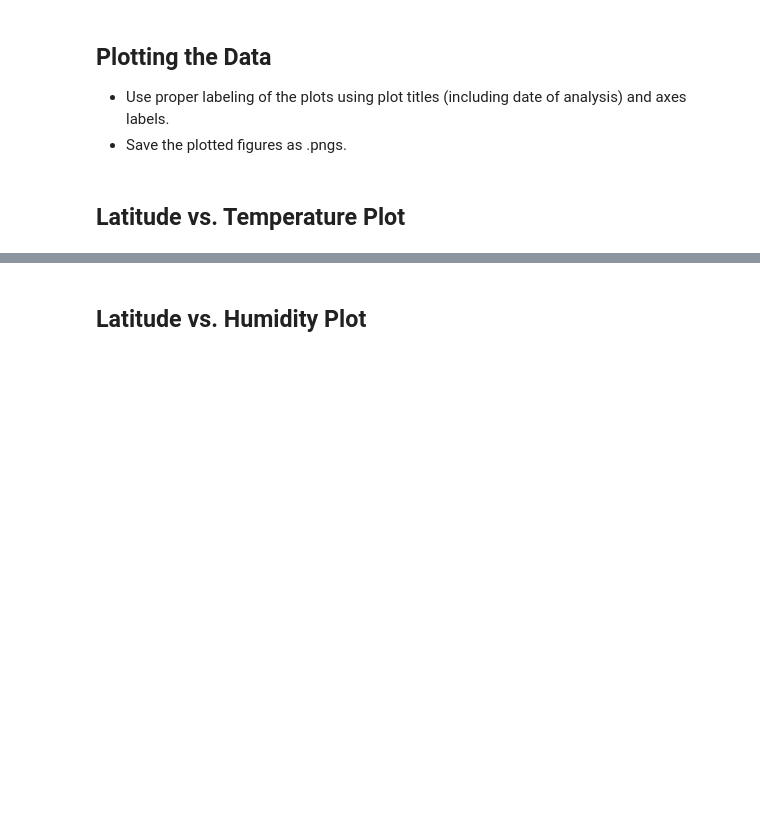
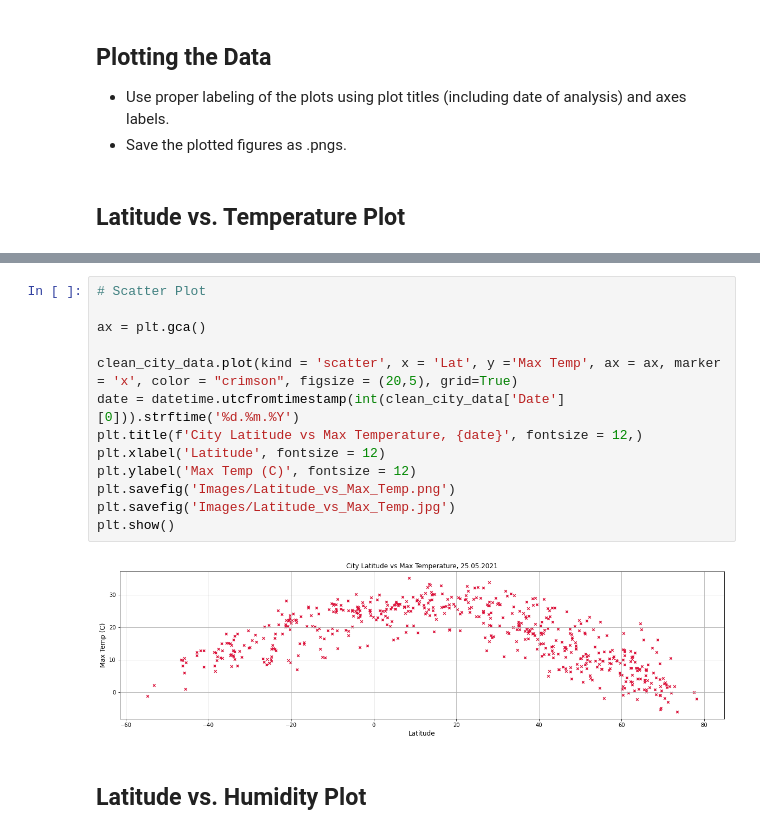
Before and after one commit to uldom/Python_API_Challenge, a Jupyter notebook: WeatherPy/WeatherPy.ipynb, the cells around one changed output, grey strips where cells are left out. Cells and saved outputs as stored; diff of their text form; blank space fills up the shorter version.

Commit message:
Latitude vs Max Temp

```diff
--- a/WeatherPy/WeatherPy.ipynb
+++ b/WeatherPy/WeatherPy.ipynb
@@ -354,3 +356,18 @@ clean_city_data.to_csv('Output_Data/clean_city_data.csv', index=False, header=Tr
+# %%
+# Scatter Plot
+
+ax = plt.gca()
+
+clean_city_data.plot(kind = 'scatter', x = 'Lat', y ='Max Temp', ax = ax, marker = 'x', color = "crimson", figsize = (20,5), grid=True)
+date = datetime.utcfromtimestamp(int(clean_city_data['Date'][0])).strftime('%d.%m.%Y')
+plt.title(f'City Latitude vs Max Temperature, {date}', fontsize = 12,)
+plt.xlabel('Latitude', fontsize = 12)
+plt.ylabel('Max Temp (C)', fontsize = 12)
+plt.savefig('Images/Latitude_vs_Max_Temp.png')
+plt.savefig('Images/Latitude_vs_Max_Temp.jpg')
+plt.show()
+# %% [output]
+[figure, added]
 # %% [markdown]
 ## Latitude vs. Humidity Plot
 # %%
```
Also changed, not shown: parts of 5 cells of this notebook, 2 other files.
